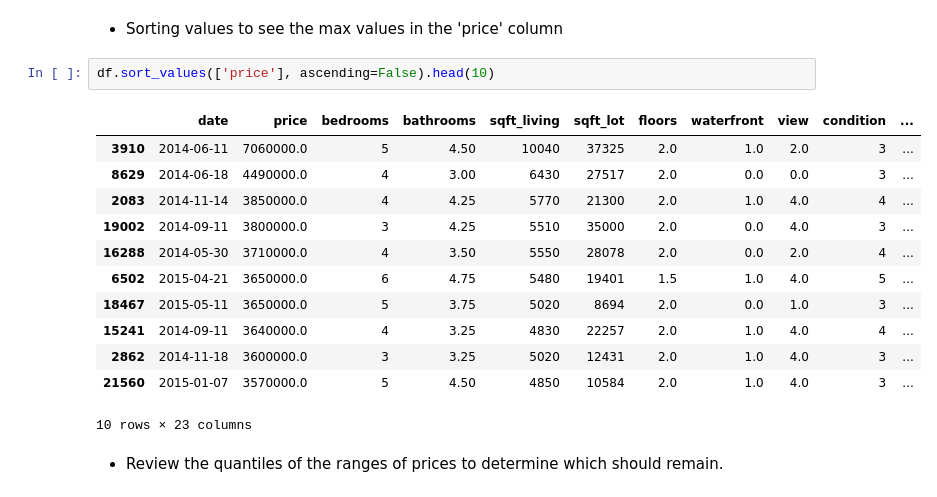
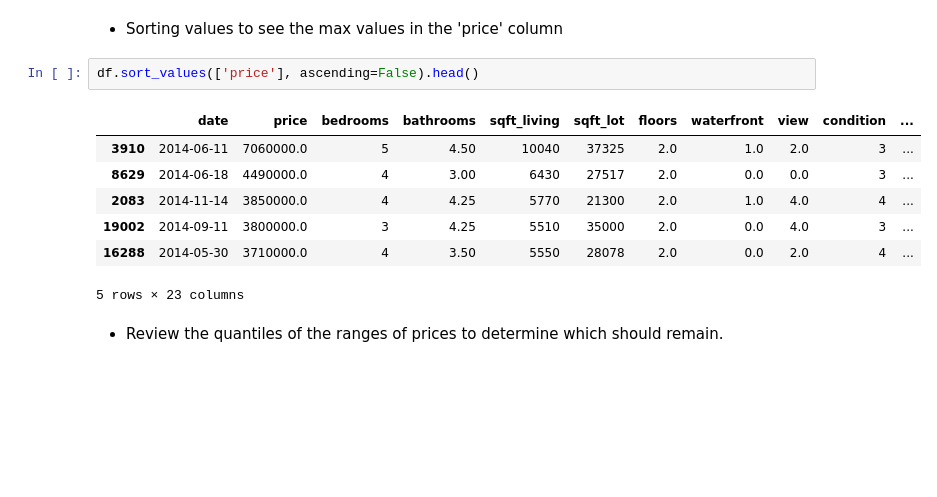
Before and after one commit to witchlane/dsc-1-final-project-online-ds-pt-112618, a Jupyter notebook: MOD 1 PROJECT - FIRST DRAFT.ipynb, the cells around one changed output. Drawn from its saved outputs; the diff is of its cells as text; blank space fills up the shorter version.

```diff
--- a/MOD 1 PROJECT - FIRST DRAFT.ipynb
+++ b/MOD 1 PROJECT - FIRST DRAFT.ipynb
@@ -793,20 +820,15 @@ Name: price, Length: 3599, dtype: int64
 # %% [markdown]
 * Sorting values to see the max values in the 'price' column
 # %%
-df.sort_values(['price'], ascending=False).head(10)
+df.sort_values(['price'], ascending=False).head()
 # %% [output]
 |  | date | price | bedrooms | bathrooms | sqft_living | sqft_lot | floors | waterfront | view | condition | ... |
 | 3910 | 2014-06-11 | 7060000.0 | 5 | 4.50 | 10040 | 37325 | 2.0 | 1.0 | 2.0 | 3 | ... |
 | 8629 | 2014-06-18 | 4490000.0 | 4 | 3.00 | 6430 | 27517 | 2.0 | 0.0 | 0.0 | 3 | ... |
 | 2083 | 2014-11-14 | 3850000.0 | 4 | 4.25 | 5770 | 21300 | 2.0 | 1.0 | 4.0 | 4 | ... |
 | 19002 | 2014-09-11 | 3800000.0 | 3 | 4.25 | 5510 | 35000 | 2.0 | 0.0 | 4.0 | 3 | ... |
 | 16288 | 2014-05-30 | 3710000.0 | 4 | 3.50 | 5550 | 28078 | 2.0 | 0.0 | 2.0 | 4 | ... |
-| 6502 | 2015-04-21 | 3650000.0 | 6 | 4.75 | 5480 | 19401 | 1.5 | 1.0 | 4.0 | 5 | ... |
-| 18467 | 2015-05-11 | 3650000.0 | 5 | 3.75 | 5020 | 8694 | 2.0 | 0.0 | 1.0 | 3 | ... |
-| 15241 | 2014-09-11 | 3640000.0 | 4 | 3.25 | 4830 | 22257 | 2.0 | 1.0 | 4.0 | 4 | ... |
-| 2862 | 2014-11-18 | 3600000.0 | 3 | 3.25 | 5020 | 12431 | 2.0 | 1.0 | 4.0 | 3 | ... |
-| 21560 | 2015-01-07 | 3570000.0 | 5 | 4.50 | 4850 | 10584 | 2.0 | 1.0 | 4.0 | 3 | ... |
-10 rows × 23 columns
+5 rows × 23 columns
 # %% [markdown]
 * Review the quantiles of the ranges of prices to determine which should remain.
 # %%
```
Also changed, not shown: parts of 64 cells of this notebook.
